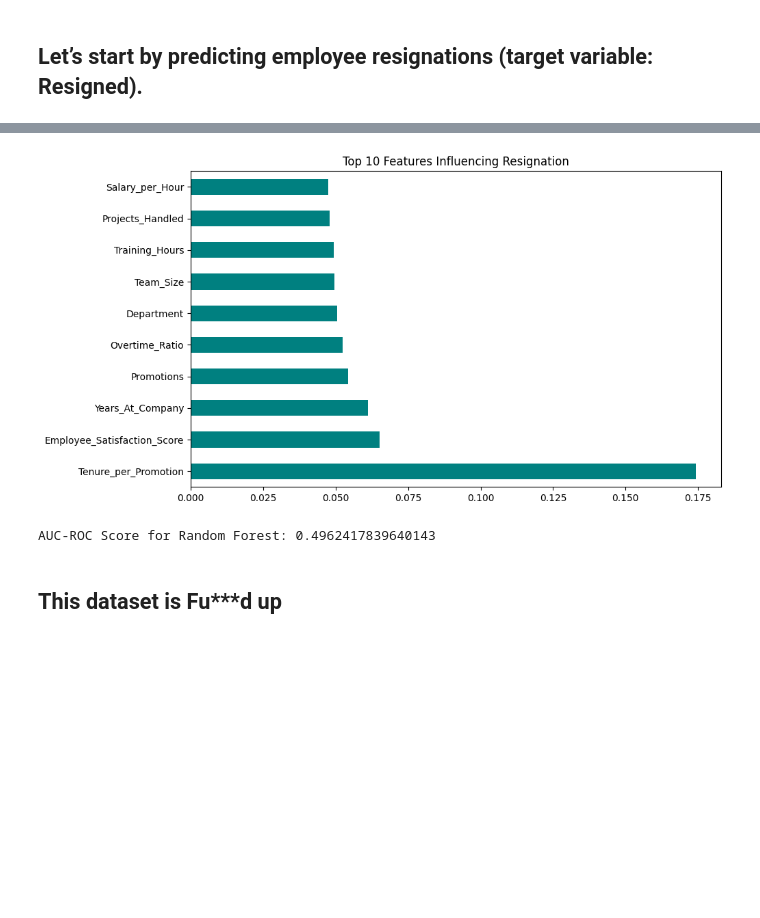
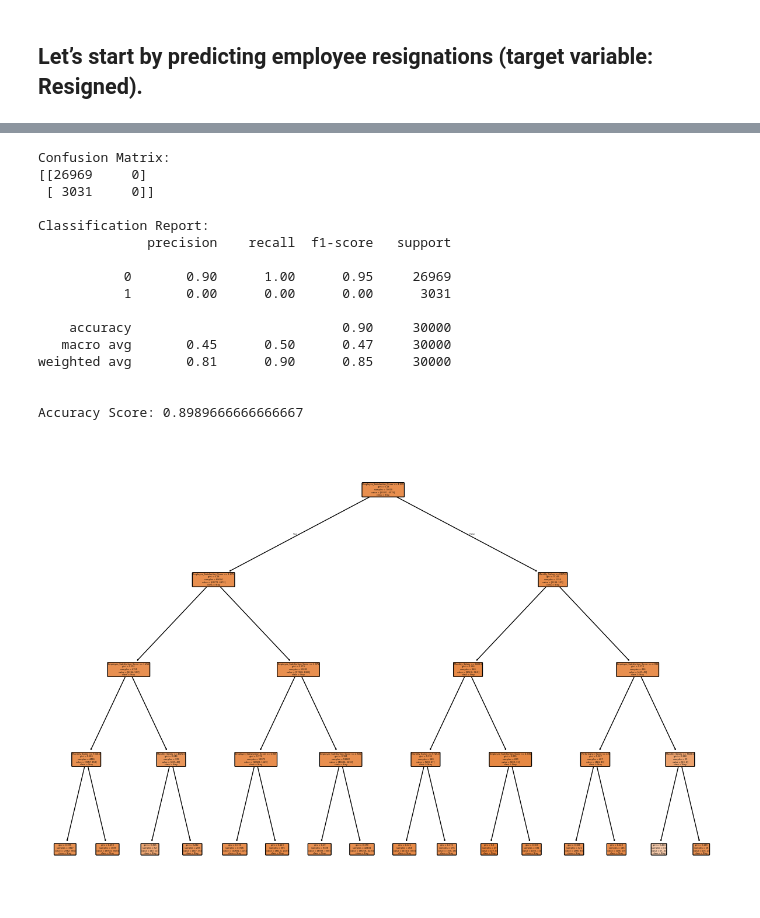
Before and after one commit to AyanNayyer/Industry4.0_project, a Jupyter notebook: final_analysis.ipynb, the cells around one changed output, grey strips where cells are left out. Drawn from its saved outputs; the diff is of its cells as text; code cells hidden in the pictures; blank space fills up the shorter version.

```diff
--- a/final_analysis.ipynb
+++ b/final_analysis.ipynb
@@ -400,27 +351,49 @@ plt.show()
-# %%
-import pandas as pd
-import matplotlib.pyplot as plt
-
-# Get feature importances
-feature_importances = pd.Series(rf_model.feature_importances_, index=X_train.columns)
-
-# Plot
-plt.figure(figsize=(10, 6))
-feature_importances.nlargest(10).plot(kind='barh', color='teal')
-plt.title('Top 10 Features Influencing Resignation')
-plt.show()
-# %% [output]
-[figure, removed]
-# %%
-from sklearn.metrics import roc_auc_score
-
-# Get probability predictions for the positive class (Resigned = True)
-y_prob_rf = rf_model.predict_proba(X_test)[:, 1]
-
-# Calculate AUC-ROC score
-roc_auc_rf = roc_auc_score(y_test, y_prob_rf)
-print("AUC-ROC Score for Random Forest:", roc_auc_rf)
-# %% [output]
-AUC-ROC Score for Random Forest: 0.4962417839640143
-# %% [markdown]
-## This dataset is Fu***d up
+# %%
+from sklearn.tree import DecisionTreeClassifier
+from sklearn.metrics import classification_report, confusion_matrix, accuracy_score
+from sklearn import tree
+
+# Define features (X) and target (y)
+X = df[['Monthly_Salary', 'Performance_Score', 'Employee_Satisfaction_Score']]
+y = df['Resigned'].astype(int)  # Ensure binary (0 or 1)
+
+# Train-test split
+X_train, X_test, y_train, y_test = train_test_split(X, y, test_size=0.3, random_state=42)
+
+# Decision Tree Classifier
+clf = DecisionTreeClassifier(max_depth=4, random_state=42)
+clf.fit(X_train, y_train)
+
+# Predictions and evaluation
+y_pred = clf.predict(X_test)
+
+print("Confusion Matrix:")
+print(confusion_matrix(y_test, y_pred))
+
+print("\nClassification Report:")
+print(classification_report(y_test, y_pred))
+
+print("\nAccuracy Score:", accuracy_score(y_test, y_pred))
+
+# Visualize the decision tree
+plt.figure(figsize=(15, 10))
+tree.plot_tree(clf, feature_names=X.columns, class_names=['Stay', 'Resign'], filled=True, rounded=True)
+plt.show()
+# %% [output]
+Confusion Matrix:
+[[26969     0]
+ [ 3031     0]]
+
+Classification Report:
+              precision    recall  f1-score   support
+
+           0       0.90      1.00      0.95     26969
+           1       0.00      0.00      0.00      3031
+
+    accuracy                           0.90     30000
+   macro avg       0.45      0.50      0.47     30000
+weighted avg       0.81      0.90      0.85     30000
+
+
+Accuracy Score: 0.8989666666666667
+[figure, added]
```
Also changed, not shown: parts of 9 cells of this notebook.
